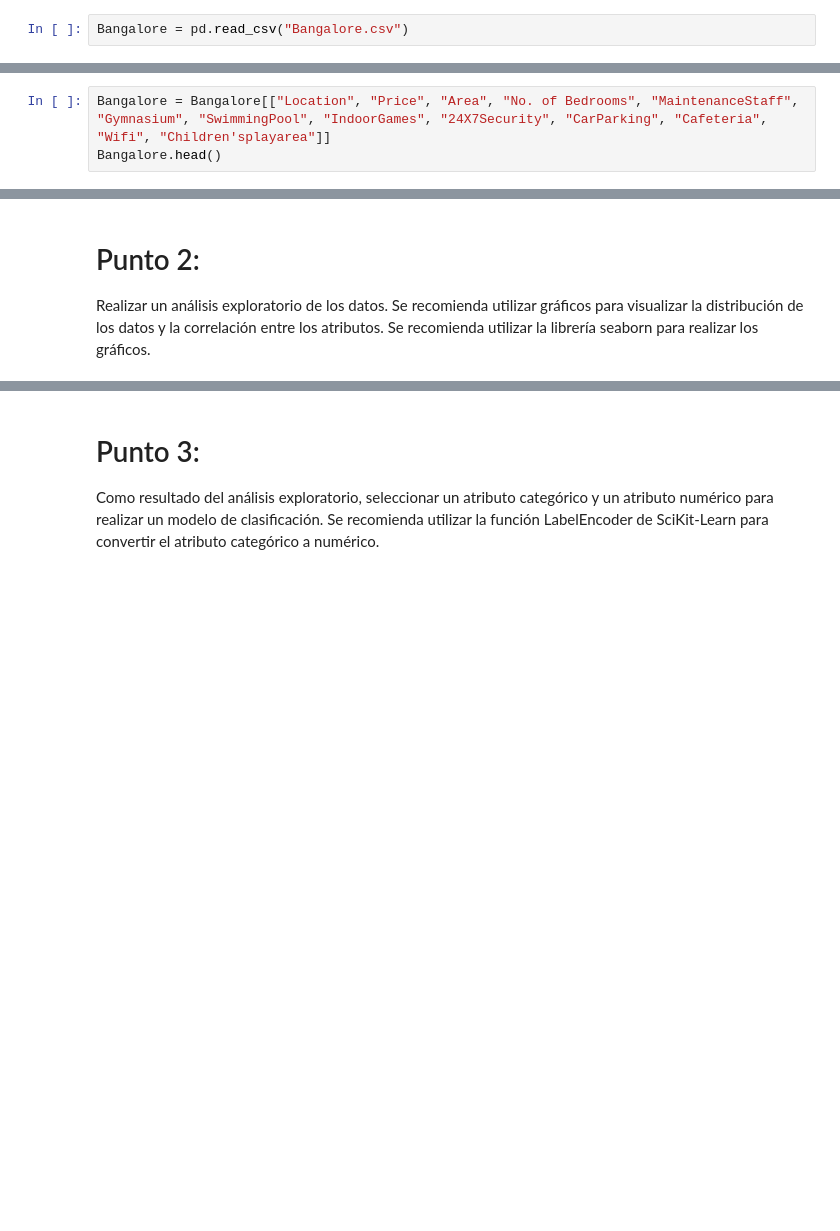
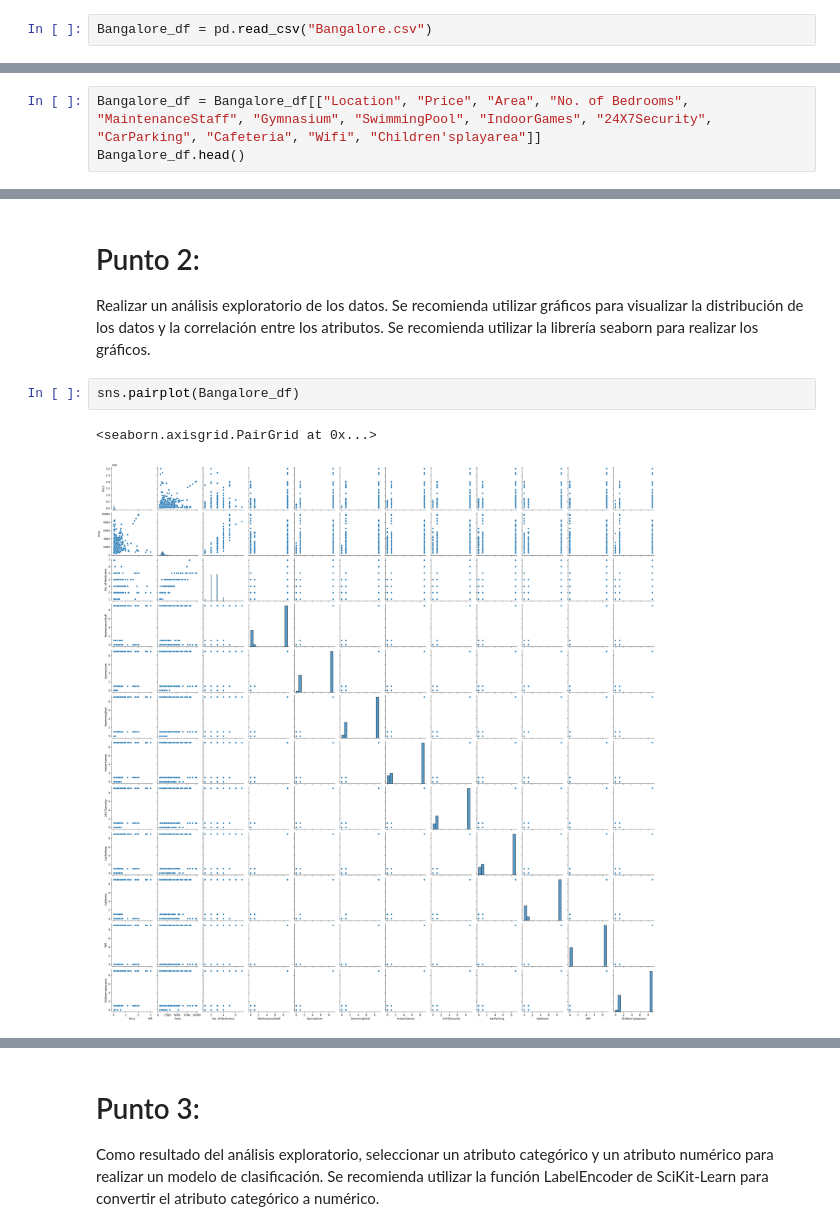
Before and after one commit to Fedezafran1/TP-Chona, a Jupyter notebook: Trabajo_Práctico_1_Modelos_Predictivos_en_SciKit_Learn.ipynb, the cells around one changed output, grey strips where cells are left out. Saved outputs shown, nothing was run; the diff lists cells and outputs as text; blank space fills up the shorter version.

```diff
--- a/Trabajo_Práctico_1_Modelos_Predictivos_en_SciKit_Learn.ipynb
+++ b/Trabajo_Práctico_1_Modelos_Predictivos_en_SciKit_Learn.ipynb
@@ -16,7 +14,7 @@ Investigar y seleccionar un dataset que cumpla con tener entre 1000 y 10.000 mue
 from sklearn.model_selection import train_test_split
 from sklearn.linear_model import LinearRegression
 # %%
-Bangalore = pd.read_csv("Bangalore.csv")
+Bangalore_df = pd.read_csv("Bangalore.csv")
 # %%
 pd.set_option("display.max_rows",None)
 pd.set_option("display.max_columns",None)
@@ -34,8 +32,8 @@ Elegimos este dataset, el cual cuenta con ls requisitos. Tiene mas de 5 atributo
 
 Vamos a predecir el precio.
 # %%
-Bangalore = Bangalore[["Location", "Price", "Area", "No. of Bedrooms", "MaintenanceStaff", "Gymnasium", "SwimmingPool", "IndoorGames", "24X7Security", "CarParking", "Cafeteria", "Wifi", "Children'splayarea"]]
-Bangalore.head()
+Bangalore_df = Bangalore_df[["Location", "Price", "Area", "No. of Bedrooms", "MaintenanceStaff", "Gymnasium", "SwimmingPool", "IndoorGames", "24X7Security", "CarParking", "Cafeteria", "Wifi", "Children'splayarea"]]
+Bangalore_df.head()
 # %% [output]
 |  | Location | Price | Area | No. of Bedrooms | MaintenanceStaff | Gymnasium | SwimmingPool | IndoorGames | ... |
 | 0 | JP Nagar Phase 1 | 30000000 | 3340 | 4 | 1 | 1 | 1 | 1 | ... |
@@ -47,3 +45,8 @@ Bangalore.head()
 # Punto 2:
 
 Realizar un análisis exploratorio de los datos. Se recomienda utilizar gráficos para visualizar la distribución de los datos y la correlación entre los atributos. Se recomienda utilizar la librería seaborn para realizar los gráficos.
+# %%
+sns.pairplot(Bangalore_df)
+# %% [output]
+<seaborn.axisgrid.PairGrid at 0x...>
+[figure, added]
```
Also changed, not shown: parts of 4 cells of this notebook.
